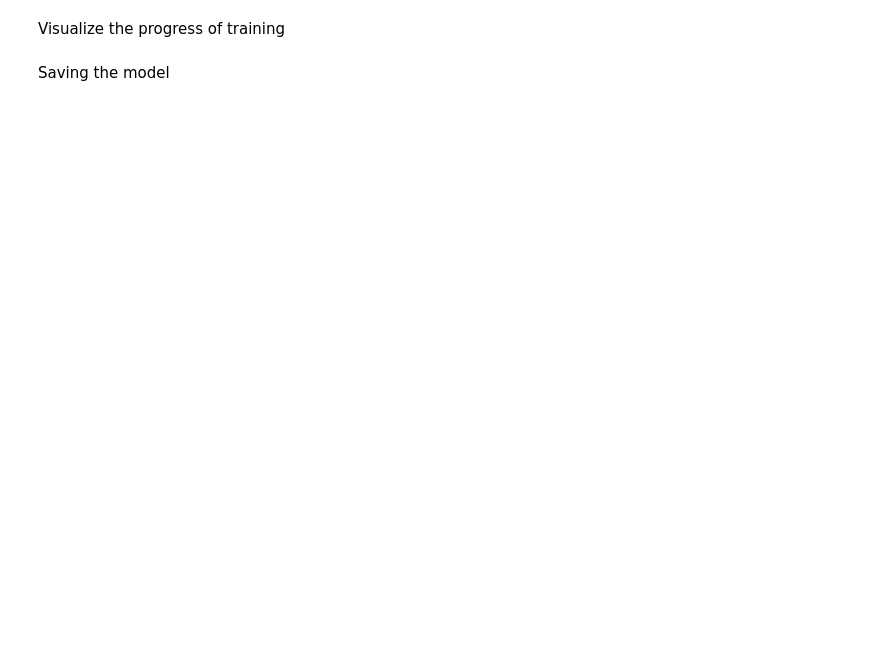
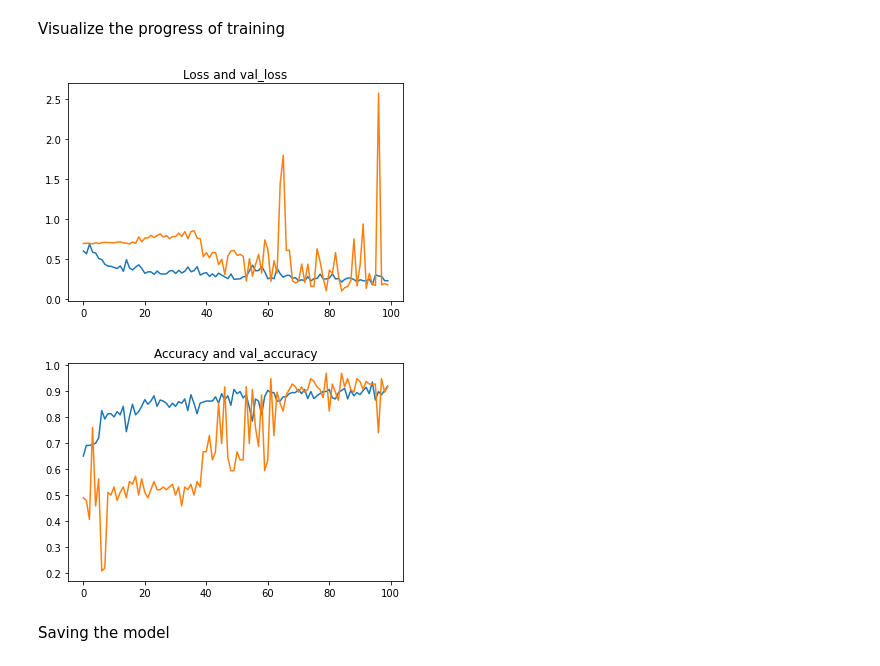
Before and after one commit to federicocampo/CMEPDA-Project, a Jupyter notebook: CNN.ipynb, the cells around one changed output. Saved outputs shown, nothing was run; the diff lists cells and outputs as text; code cells hidden in the pictures; blank space fills up the shorter version.

```diff
--- a/CNN.ipynb
+++ b/CNN.ipynb
@@ -217,7 +216,7 @@ path_to_png_data = os.path.join(PATH, "Train_png")
 #Define the shape of the images
 img_width, img_height = (60, 60)
 
-validation_split = 0.3
+aug_validation_split = 0.3
 
 
 train_datagen = ImageDataGenerator(
@@ -376,13 +404,19 @@ history = model.fit(
 # %% [markdown]
 Visualize the progress of training
 # %%
+plt.figure(1)
 plt.plot(history.history['loss'])
 plt.plot(history.history['val_loss'])
-plt.show()
+plt.title('Loss and val_loss')
 
+plt.figure(2)
 plt.plot(history.history['accuracy'])
 plt.plot(history.history['val_accuracy'])
+plt.title('Accuracy and val_accuracy')
 plt.show()
+# %% [output]
+[figure, added]
+[figure, added]
 # %% [markdown]
 Saving the model
 # %%
```
Also changed, not shown: parts of 31 cells of this notebook.
